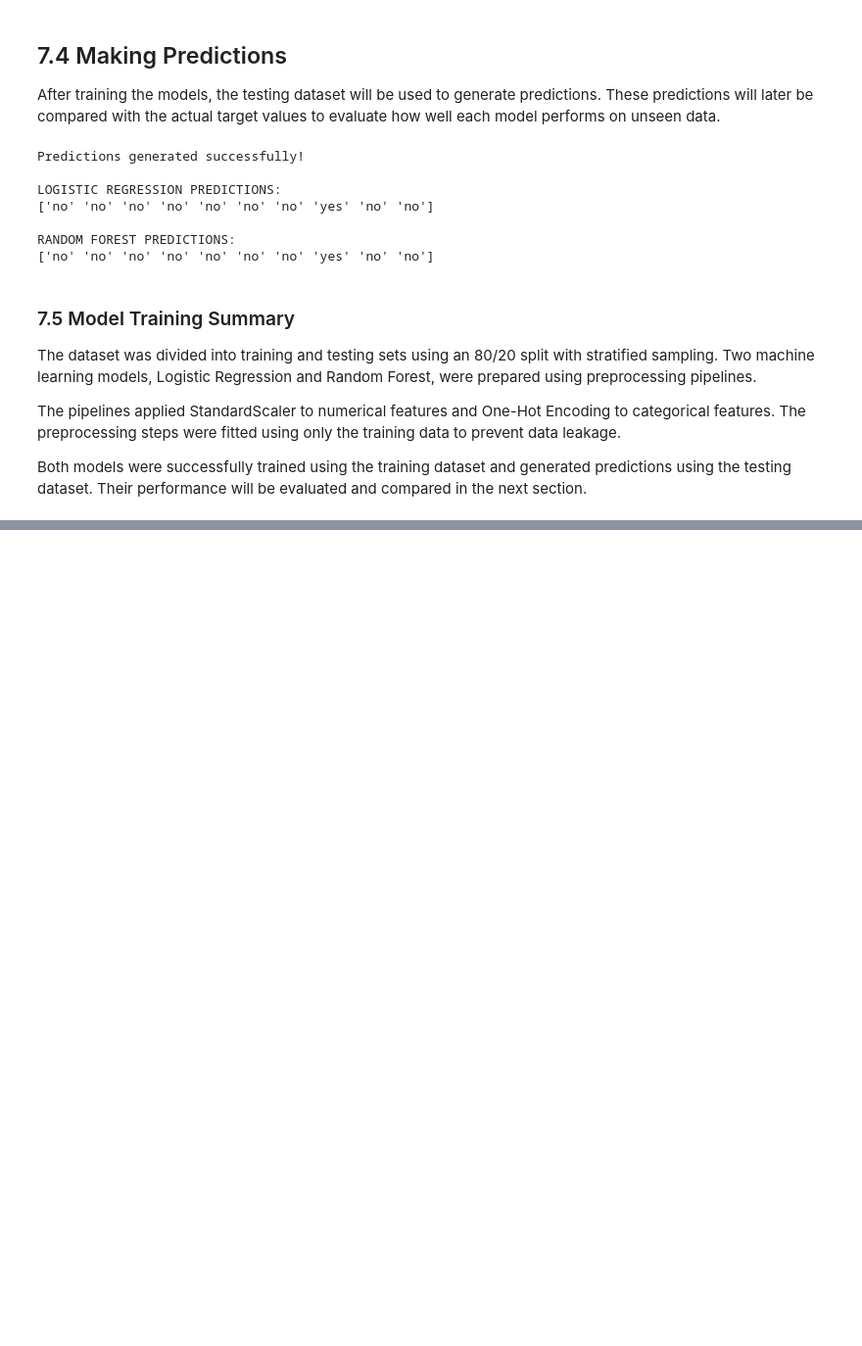
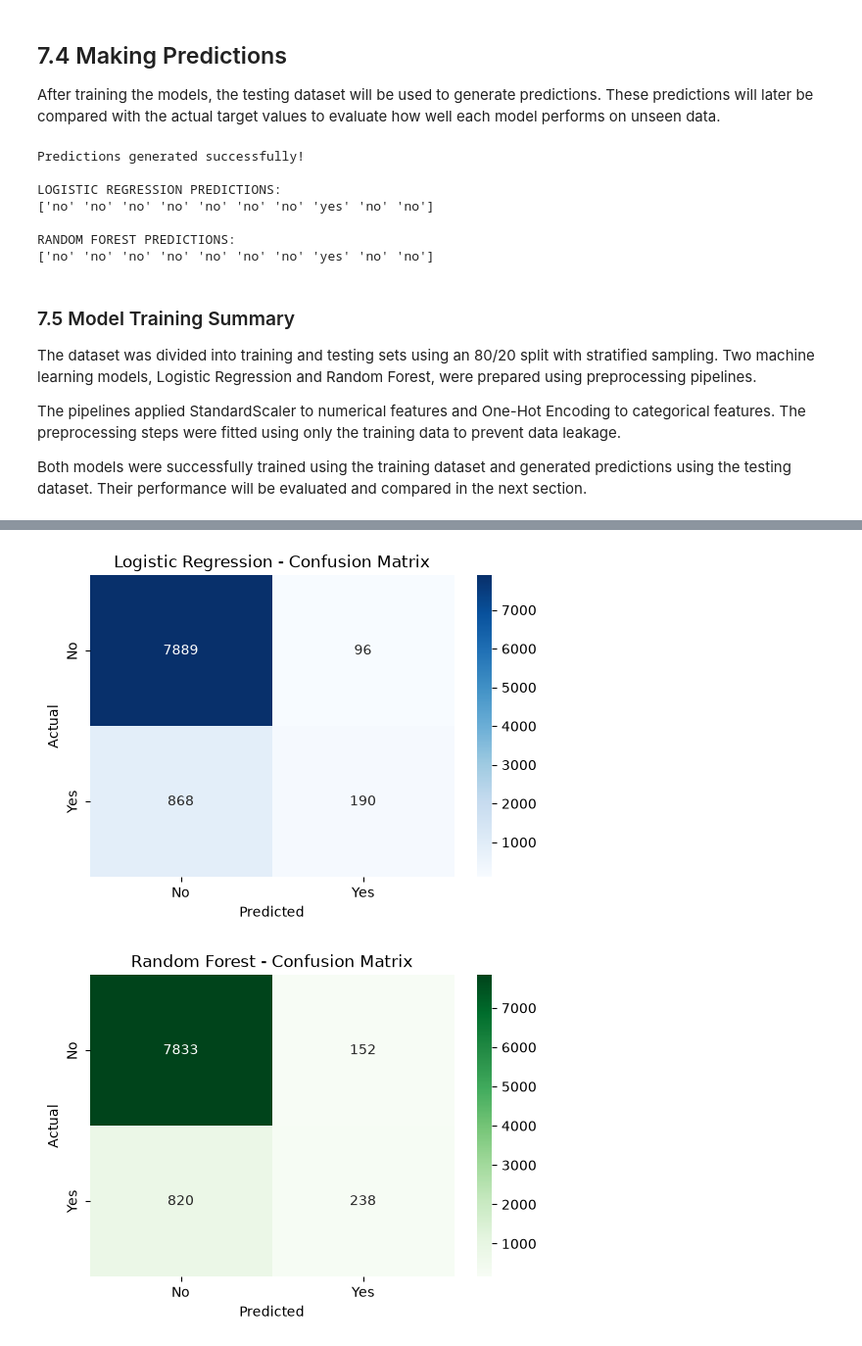
Before and after one commit to jw-mc/mac-1-finals, a Jupyter notebook: BankReach_Project.ipynb, the cells around one changed output, grey strips where cells are left out. Shown at 98% size. Drawn from its saved outputs; the diff is of its cells as text; code cells hidden in the pictures; blank space fills up the shorter version.

```diff
--- a/BankReach_Project.ipynb
+++ b/BankReach_Project.ipynb
@@ -903,0 +1032,42 @@ Both models were successfully trained using the training dataset and generated p
+# %%
+# Generate confusion matrices
+logistic_cm = confusion_matrix(
+    y_test, logistic_test_predictions, labels=["no", "yes"]
+)
+
+random_forest_cm = confusion_matrix(
+    y_test, random_forest_test_predictions, labels=["no", "yes"]
+)
+
+# Display Logistic Regression confusion matrix
+plt.figure(figsize=(6, 4))
+sns.heatmap(
+    logistic_cm,
+    annot=True,
+    fmt="d",
+    cmap="Blues",
+    xticklabels=["No", "Yes"],
+    yticklabels=["No", "Yes"]
+)
+plt.title("Logistic Regression - Confusion Matrix")
+plt.xlabel("Predicted")
+plt.ylabel("Actual")
+plt.show()
+
+# Display Random Forest confusion matrix
+plt.figure(figsize=(6, 4))
+sns.heatmap(
+    random_forest_cm,
+    annot=True,
+    fmt="d",
+    cmap="Greens",
+    xticklabels=["No", "Yes"],
+    yticklabels=["No", "Yes"]
+)
+plt.title("Random Forest - Confusion Matrix")
+plt.xlabel("Predicted")
+plt.ylabel("Actual")
+plt.show()
+# %% [output]
+[figure, added]
+[figure, added]
```
Also changed, not shown: parts of 27 cells of this notebook.
